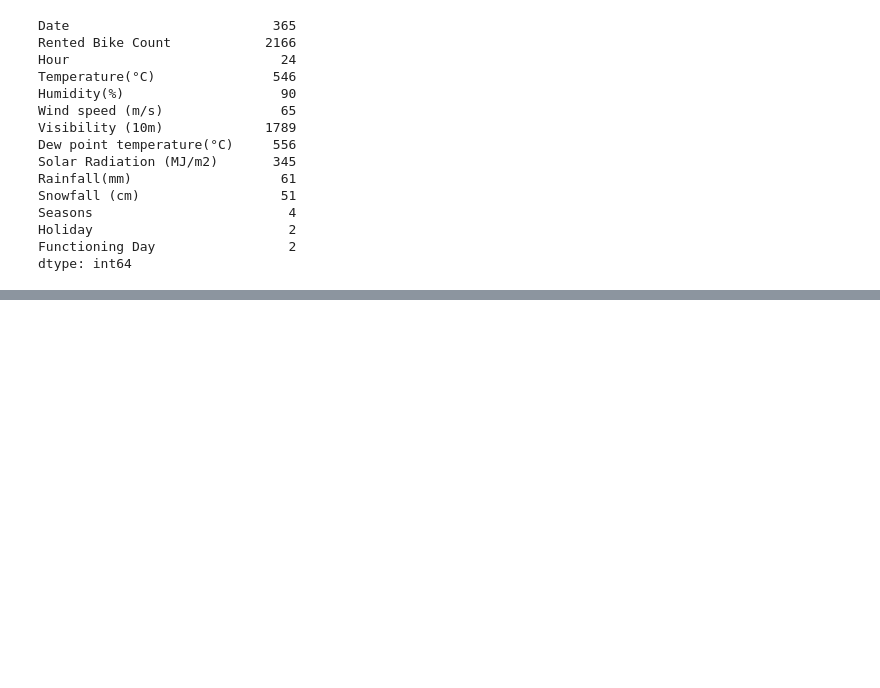
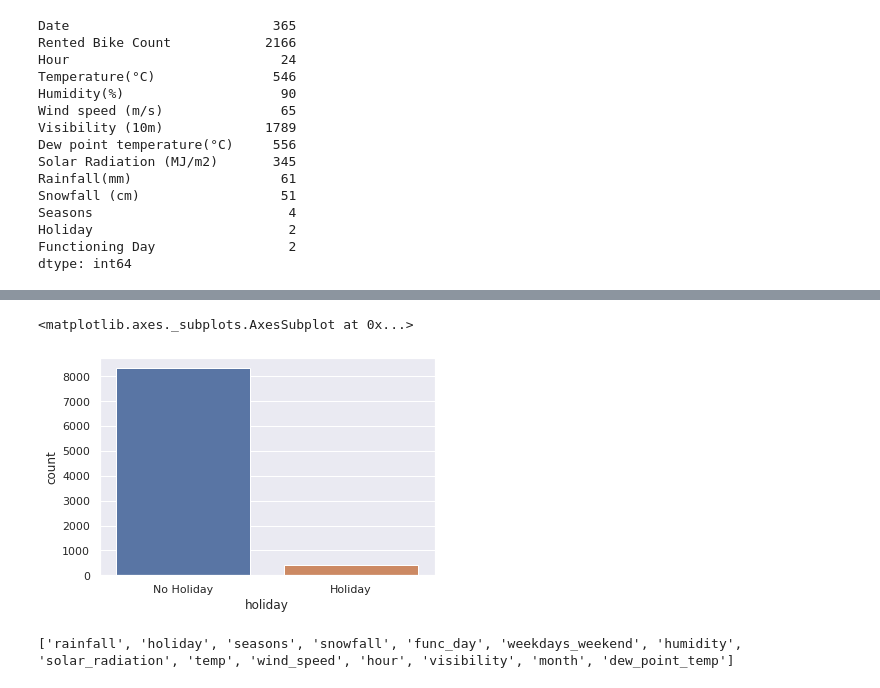
Before and after one commit to dil150898/Bike-Sharing-demand-prediction, a Jupyter notebook: dil_khush_Bike_Sharing_Demand_Prediction_Capstone_Project.ipynb, the cells around one changed output, grey strips where cells are left out. Saved outputs shown, nothing was run; the diff lists cells and outputs as text; code cells hidden in the pictures; blank space fills up the shorter version.

```diff
--- a/dil_khush_Bike_Sharing_Demand_Prediction_Capstone_Project.ipynb
+++ b/dil_khush_Bike_Sharing_Demand_Prediction_Capstone_Project.ipynb
@@ -288,0 +401,11 @@ dtype: int64
+# %%
+sns.countplot(x=df['holiday'])
+# %% [output]
+<matplotlib.axes._subplots.AxesSubplot at 0x...>
+[figure, added]
+# %%
+dependent_var='rented_bike_count'
+independent_var=list(set(df.columns)-{dependent_var})
+print(independent_var)
+# %% [output]
+['rainfall', 'holiday', 'seasons', 'snowfall', 'func_day', 'weekdays_weekend', 'humidity', 'solar_radiation', 'temp', 'wind_speed', 'hour', 'visibility', 'month', 'dew_point_temp']
```
Also changed, not shown: parts of 29 cells of this notebook.
